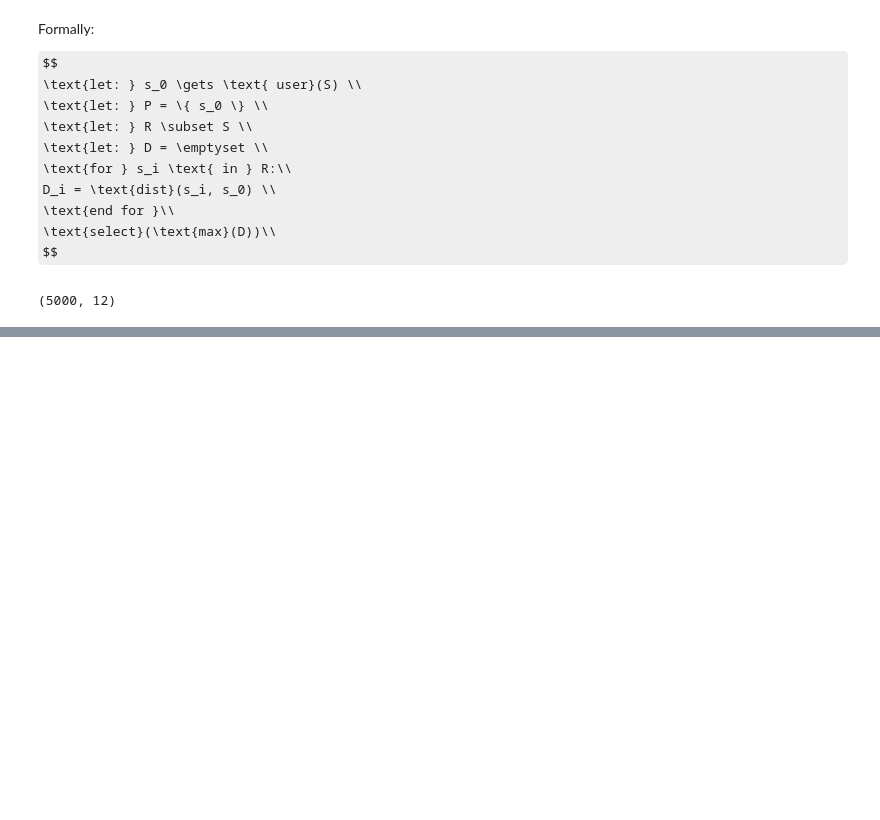
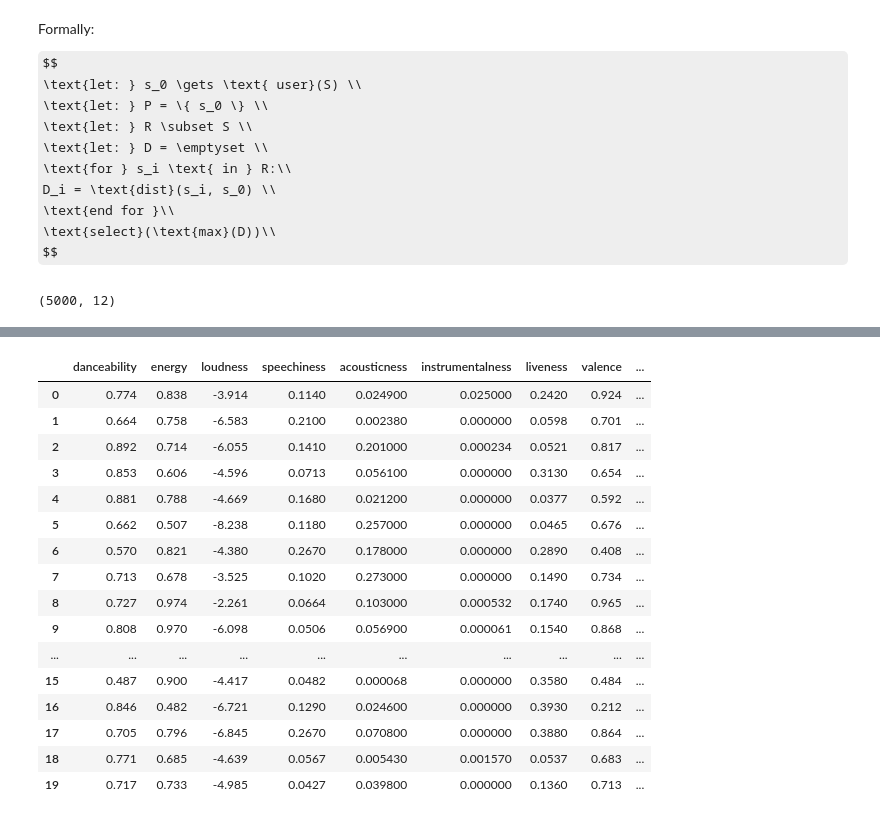
Before and after one commit to SimonasBubnys/recommender-systems, a Jupyter notebook: spotify_mood_session.ipynb, the cells around one changed output, grey strips where cells are left out. Drawn from its saved outputs; the diff is of its cells as text; code cells hidden in the pictures; some formulas as TeX source; blank space fills up the shorter version.

Commit message:
added song feature to the mood session notebook

```diff
--- a/spotify_mood_session.ipynb
+++ b/spotify_mood_session.ipynb
@@ -99,4 +105,50 @@ class                                                          0
 Name: 0, dtype: object
+# %%
+#CREATE DATASET WITH SONG AUDIO FEATURES FROM THE URIS OF songs_df
+client_id = '898dd71dc932407e85921f0ac79f0127'
+client_secret = '16d994f070064371beb8758f32d64180'
+#https://developer.spotify.com/dashboard/applications/898dd71dc932407e85921f0ac79f0127
+client_cc = cc(client_id=client_id,client_secret=client_secret)
+sp = spotipy.Spotify(client_credentials_manager=client_cc)
+
+
+sleep_min = 2
+sleep_max = 3
+start_time = time.time()
+request_count = 0
+tracks_w_features = pd.DataFrame()
+for i in range(0,20):
+    request_count+=1
+    if request_count % 2 == 0:
+        time.sleep(np.random.uniform(sleep_min, sleep_max))
+    else:
+        tracks_to_get = songs_df.iloc[request_count:request_count+50]["track_uri"] #get the uri of these songs to get audio features
+        tracks = pd.DataFrame(sp.audio_features(tracks_to_get))
+        tracks_w_features = tracks_w_features.append(tracks)
+
+#remove useless-categorical columns, can use index to get song information later
+input = tracks_w_features.drop(columns=['mode','key','time_signature', 'duration_ms','analysis_url','track_href','id','type']).copy()
+display(input.head(20))
+warnings.filterwarnings("ignore")
+warnings.filterwarnings(action='once')
+# %% [output]
+|  | danceability | energy | loudness | speechiness | acousticness | instrumentalness | liveness | valence | ... |
+| 0 | 0.774 | 0.838 | -3.914 | 0.1140 | 0.024900 | 0.025000 | 0.2420 | 0.924 | ... |
+| 1 | 0.664 | 0.758 | -6.583 | 0.2100 | 0.002380 | 0.000000 | 0.0598 | 0.701 | ... |
+| 2 | 0.892 | 0.714 | -6.055 | 0.1410 | 0.201000 | 0.000234 | 0.0521 | 0.817 | ... |
+| 3 | 0.853 | 0.606 | -4.596 | 0.0713 | 0.056100 | 0.000000 | 0.3130 | 0.654 | ... |
+| 4 | 0.881 | 0.788 | -4.669 | 0.1680 | 0.021200 | 0.000000 | 0.0377 | 0.592 | ... |
+| 5 | 0.662 | 0.507 | -8.238 | 0.1180 | 0.257000 | 0.000000 | 0.0465 | 0.676 | ... |
+| 6 | 0.570 | 0.821 | -4.380 | 0.2670 | 0.178000 | 0.000000 | 0.2890 | 0.408 | ... |
+| 7 | 0.713 | 0.678 | -3.525 | 0.1020 | 0.273000 | 0.000000 | 0.1490 | 0.734 | ... |
+| 8 | 0.727 | 0.974 | -2.261 | 0.0664 | 0.103000 | 0.000532 | 0.1740 | 0.965 | ... |
+| 9 | 0.808 | 0.970 | -6.098 | 0.0506 | 0.056900 | 0.000061 | 0.1540 | 0.868 | ... |
+| ... | ... | ... | ... | ... | ... | ... | ... | ... | ... |
+| 15 | 0.487 | 0.900 | -4.417 | 0.0482 | 0.000068 | 0.000000 | 0.3580 | 0.484 | ... |
+| 16 | 0.846 | 0.482 | -6.721 | 0.1290 | 0.024600 | 0.000000 | 0.3930 | 0.212 | ... |
+| 17 | 0.705 | 0.796 | -6.845 | 0.2670 | 0.070800 | 0.000000 | 0.3880 | 0.864 | ... |
+| 18 | 0.771 | 0.685 | -4.639 | 0.0567 | 0.005430 | 0.001570 | 0.0537 | 0.683 | ... |
+| 19 | 0.717 | 0.733 | -4.985 | 0.0427 | 0.039800 | 0.000000 | 0.1360 | 0.713 | ... |
 # %%
 # Search for a particular song
 print("Search for a song name")
```
Also changed, not shown: parts of 6 cells of this notebook, 2 other files.
